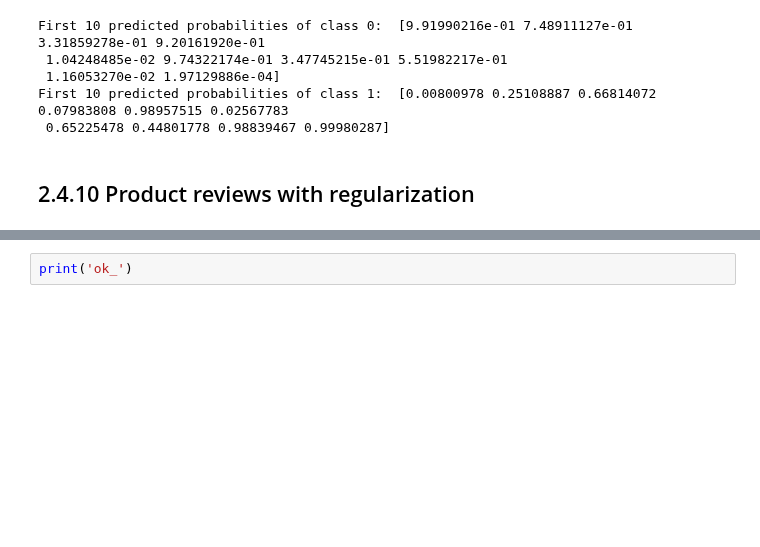
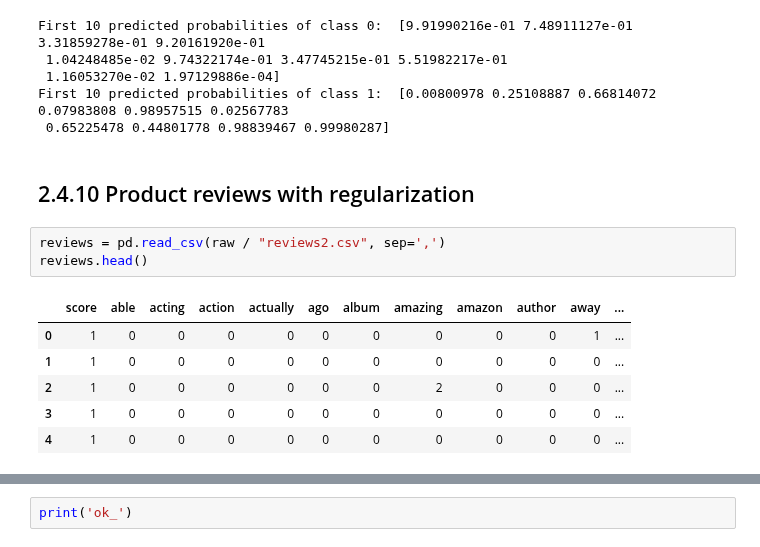
Before and after one commit to oecorrechag/natural_language_processing, a Jupyter notebook: 2. Sentiment Analysis in Python/notebooks/2.4.0_Let's Predict the Sentiment.ipynb, the cells around one changed output, grey strips where cells are left out. Cells and saved outputs as stored; diff of their text form; blank space fills up the shorter version.

```diff
--- a/2. Sentiment Analysis in Python/notebooks/2.4.0_Let's Predict the Sentiment.ipynb
+++ b/2. Sentiment Analysis in Python/notebooks/2.4.0_Let's Predict the Sentiment.ipynb
@@ -163,3 +163,13 @@ First 10 predicted probabilities of class 1:  [0.00800978 0.25108887 0.66814072
  0.65225478 0.44801778 0.98839467 0.99980287]
 # %% [markdown]
 ## 2.4.10 Product reviews with regularization
+# %%
+reviews = pd.read_csv(raw / "reviews2.csv", sep=',')
+reviews.head()
+# %% [output]
+|  | score | able | acting | action | actually | ago | album | amazing | amazon | author | away | ... |
+| 0 | 1 | 0 | 0 | 0 | 0 | 0 | 0 | 0 | 0 | 0 | 1 | ... |
+| 1 | 1 | 0 | 0 | 0 | 0 | 0 | 0 | 0 | 0 | 0 | 0 | ... |
+| 2 | 1 | 0 | 0 | 0 | 0 | 0 | 0 | 2 | 0 | 0 | 0 | ... |
+| 3 | 1 | 0 | 0 | 0 | 0 | 0 | 0 | 0 | 0 | 0 | 0 | ... |
+| 4 | 1 | 0 | 0 | 0 | 0 | 0 | 0 | 0 | 0 | 0 | 0 | ... |
```
Also changed, not shown: parts of 2 cells of this notebook.
